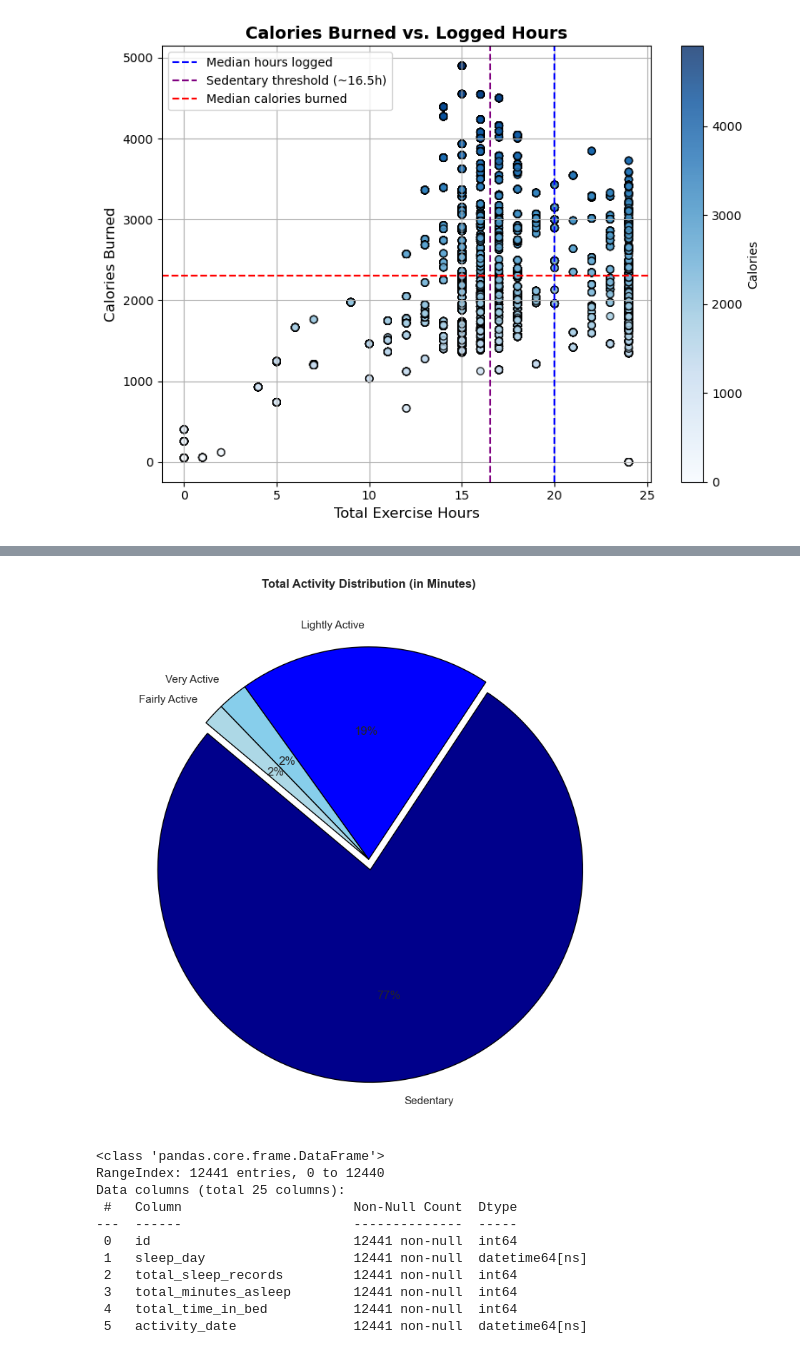
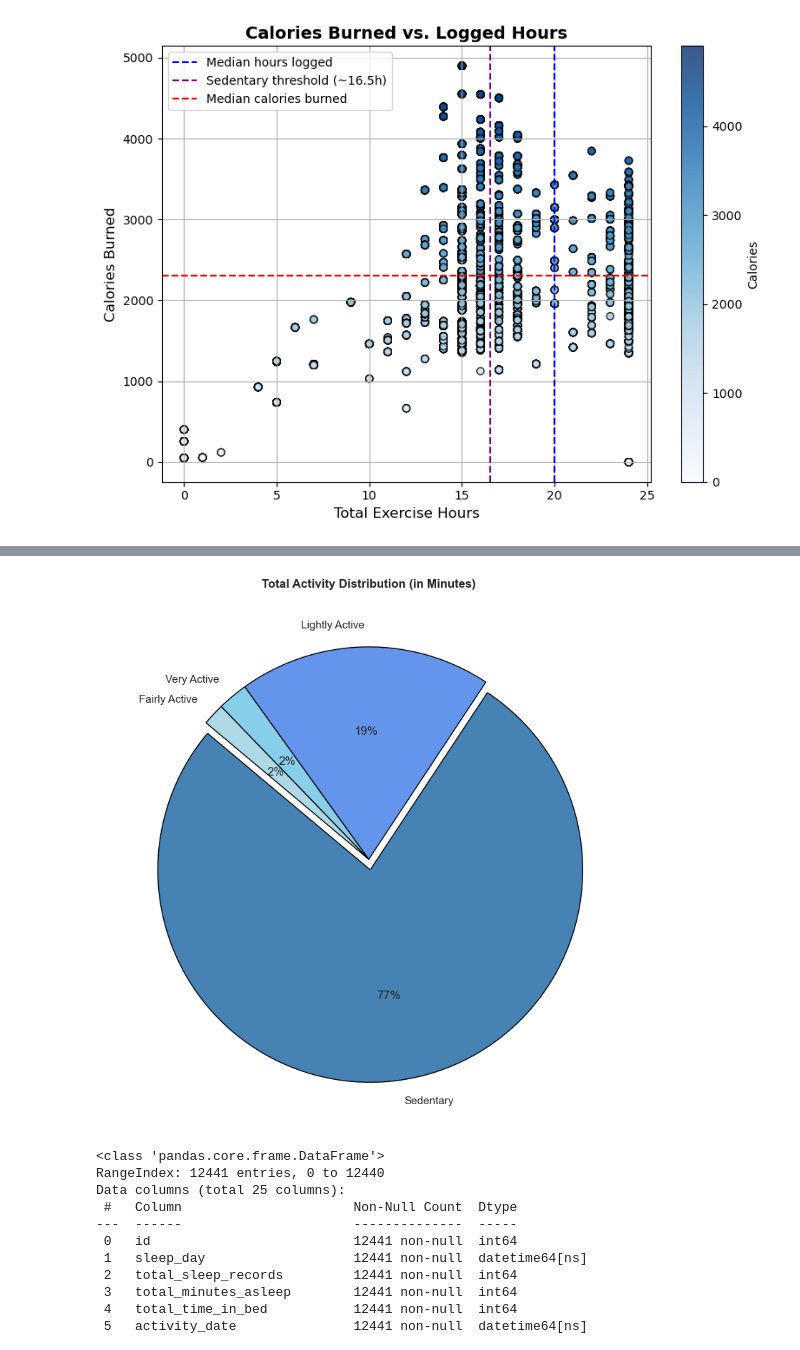
Before and after one commit to SheryllD/Project_SQL_Database, a Jupyter notebook: Data_Wrangling.ipynb, the cells around one changed output, grey strips where cells are left out. Cells and saved outputs as stored; diff of their text form; code cells hidden in the pictures.

Commit message:
changed the graphs

```diff
--- a/Data_Wrangling.ipynb
+++ b/Data_Wrangling.ipynb
@@ -695,31 +685,0 @@ SyntaxError: invalid syntax. Perhaps you forgot a comma? (1492381474.py, line 13
-# %%
-# Set the style
-sns.set_theme(style="darkgrid")
-
-# Clean the data
-fitbit_clean = df.dropna(subset=["total_exercise_hours", "calories"])
-
-# Create the jointplot (regression)
-g = sns.jointplot(
-    data=fitbit_clean,
-    x="total_exercise_hours",
-    y="calories",
-    kind="reg",
-    truncate=False,
-    height=7,
-    color="steelblue"  # Use a direct colour instead of cmap
-)
-
-# Customise axes
-g.ax_joint.set_xlim(0, 25)
-g.ax_joint.set_ylim(0, 5000)
-g.ax_joint.set_xlabel("Total Exercise Hours", fontsize=11)
-g.ax_joint.set_ylabel("Calories Burned", fontsize=11)
-
-# Add a title
-plt.suptitle("Calories Burned vs Total Exercise Hours", fontsize=14, fontweight="bold", y=1.02)
-plt.tight_layout()
-
-# Save the plot
-plt.savefig("Data_visuals/Dataset_visuals_Fitbit/Calories_vs_Total_exercise_hours.png", dpi=300)
-plt.show()
@@ -742,35 +700,35 @@ activity_data = {
 }
 
 # Sort from largest to smallest for better pie chart flow
 activity_data = dict(sorted(activity_data.items(), key=lambda item: item[1], reverse=True))
 
 # Extract values and labels
 slices = list(activity_data.values())
 labels = list(activity_data.keys())
 
 # Custom colours (can change if you prefer a different theme)
-colours = ["darkblue", "blue", "skyblue", "lightblue"]
+colours = ["steelblue", "cornflowerblue", "skyblue", "lightblue"]
 explode = [0.05 if i == 0 else 0 for i in range(len(slices))]  # Highlighting biggest slice
 
 # Step 3: Plot
 plt.figure(figsize=(8, 8))
 plt.pie(
     slices,
     labels=labels,
     colors=colours,
     explode=explode,
     autopct="%1.0f%%",
     startangle=140,
     wedgeprops={"edgecolor": "black"}
 )
 plt.title("Total Activity Distribution (in Minutes)", fontsize=12, weight="bold")
 plt.tight_layout()
 
 # Saving the plot as an image
 plt.savefig("Data_visuals/Dataset_visuals_Fitbit/percentage_of_activity_minutes.png")
 plt.show()
 # %% [output]
-[figure, old version]
+[figure, new version]
 # %%
 pd.set_option('display.max_columns', None)
 df.info()
```
Also changed, not shown: parts of 3 cells of this notebook, 3 other files.
